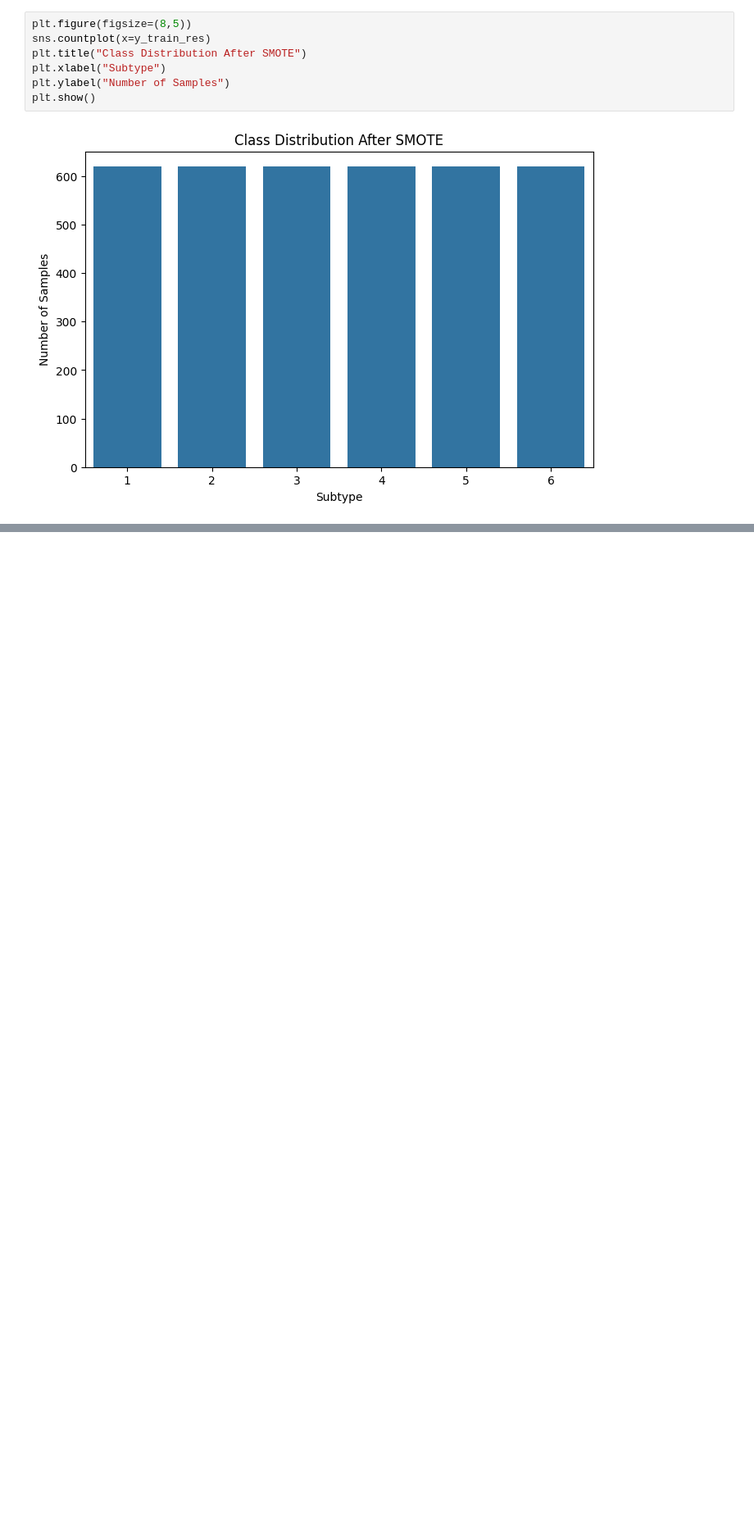
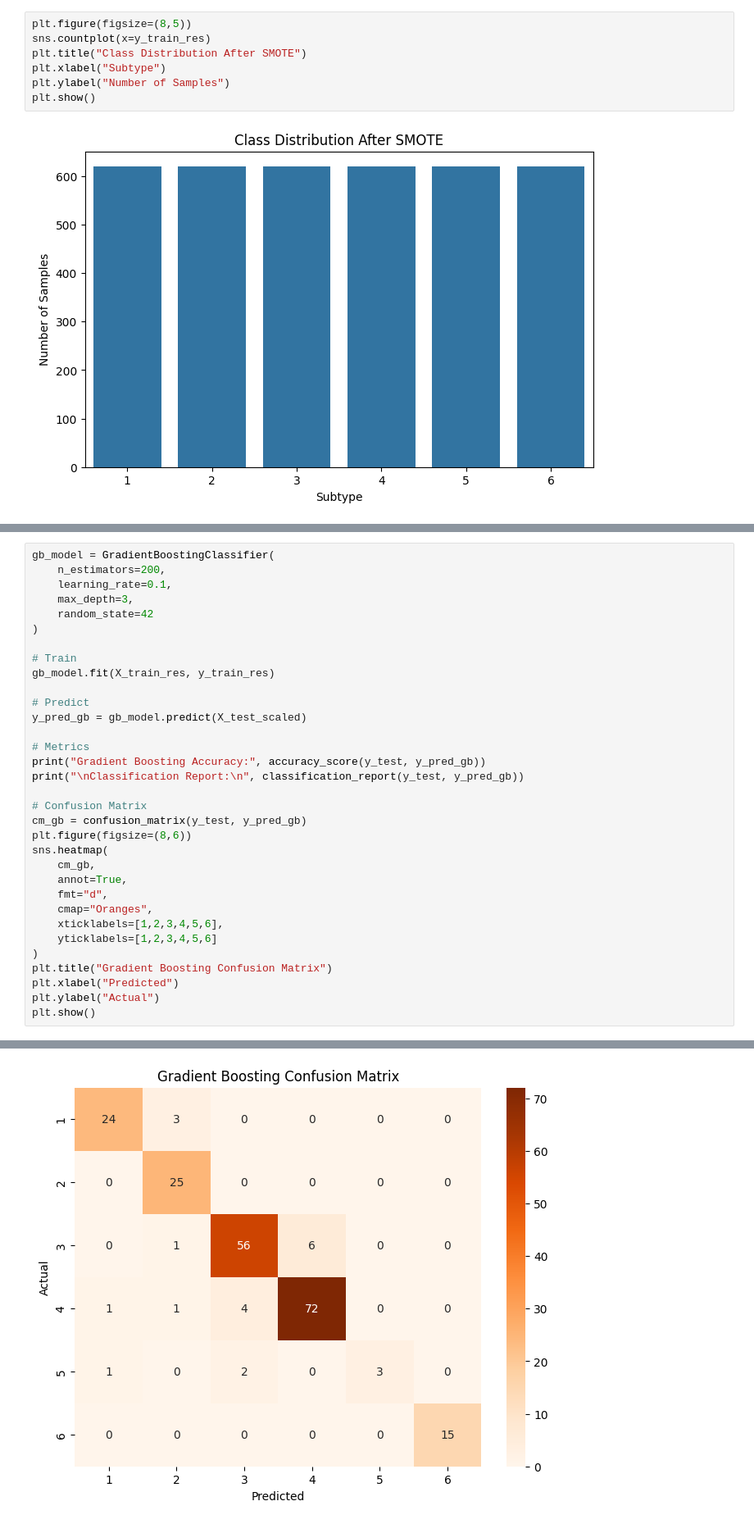
Before and after one commit to saikaldi/genomicDL, a Jupyter notebook: main.ipynb, the cells around one changed output, grey strips where cells are left out. Shown at 82% size. Cells and saved outputs as stored; diff of their text form; blank space fills up the shorter version.

```diff
--- a/main.ipynb
+++ b/main.ipynb
@@ -439,0 +555,34 @@ plt.show()
+# %%
+gb_model = GradientBoostingClassifier(
+    n_estimators=200,
+    learning_rate=0.1,
+    max_depth=3,
+    random_state=42
+)
+
+# Train
+gb_model.fit(X_train_res, y_train_res)
+
+# Predict
+y_pred_gb = gb_model.predict(X_test_scaled)
+
+# Metrics
+print("Gradient Boosting Accuracy:", accuracy_score(y_test, y_pred_gb))
+print("\nClassification Report:\n", classification_report(y_test, y_pred_gb))
+
+# Confusion Matrix
+cm_gb = confusion_matrix(y_test, y_pred_gb)
+plt.figure(figsize=(8,6))
+sns.heatmap(
+    cm_gb,
+    annot=True,
+    fmt="d",
+    cmap="Oranges",
+    xticklabels=[1,2,3,4,5,6],
+    yticklabels=[1,2,3,4,5,6]
+)
+plt.title("Gradient Boosting Confusion Matrix")
+plt.xlabel("Predicted")
+plt.ylabel("Actual")
+plt.show()
+# %% [output]
@@ -439,0 +604 @@ plt.show()
+[figure, added]
```
Also changed, not shown: parts of 8 cells of this notebook.
